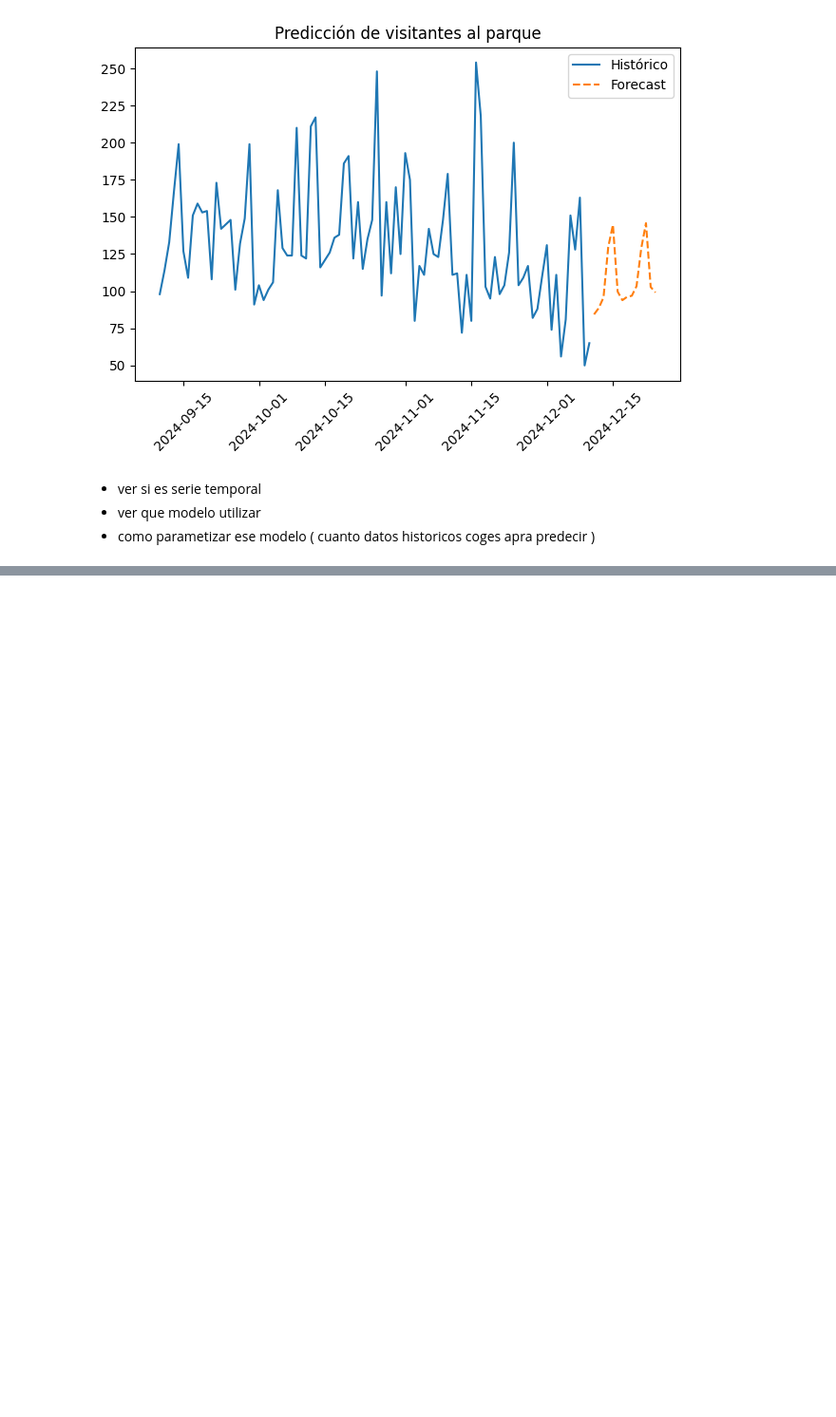
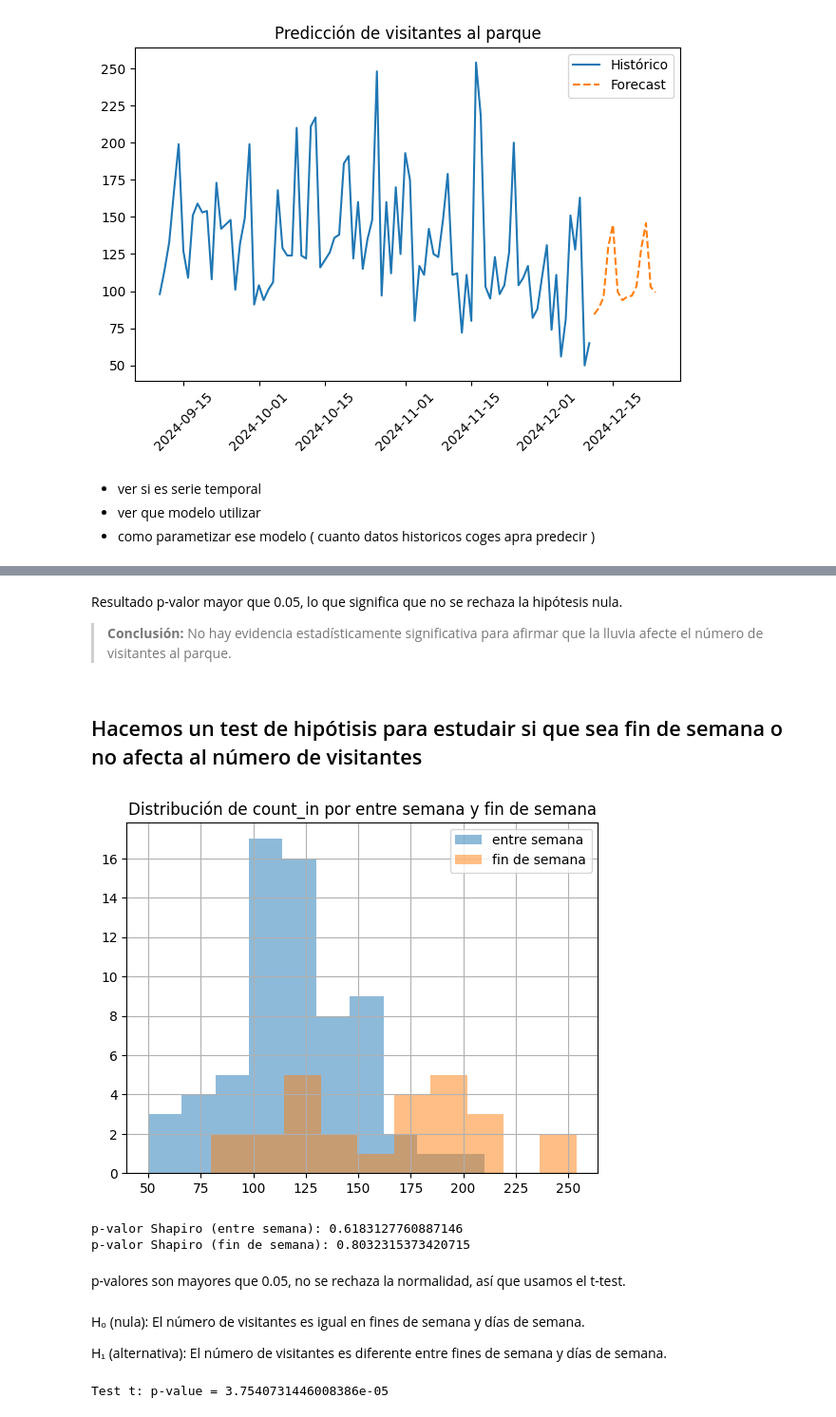
Before and after one commit to hugoloopez/NaturalParkOcuppancy, a Jupyter notebook: obtencion_tratamiento_datos.ipynb, the cells around one changed output, grey strips where cells are left out. Shown at 95% size. Cells and saved outputs as stored; diff of their text form; code cells hidden in the pictures; blank space fills up the shorter version.

```diff
--- a/obtencion_tratamiento_datos.ipynb
+++ b/obtencion_tratamiento_datos.ipynb
@@ -449,0 +519,42 @@ plt.show()
+# %% [markdown]
+Resultado p-valor mayor que 0.05, lo que significa que no se rechaza la hipótesis nula.
+> **Conclusión:** No hay evidencia estadísticamente significativa para afirmar que la lluvia afecte el número de visitantes al parque.
+# %% [markdown]
+## Hacemos un test de hipótisis para estudair si que sea fin de semana o no afecta al número de visitantes
+# %%
+from scipy.stats import shapiro
+import matplotlib.pyplot as plt
+
+df_dummy[df_dummy['fin_de_semana'] == 0]['count_in'].hist(alpha=0.5, label='entre semana')
+df_dummy[df_dummy['fin_de_semana'] == 1]['count_in'].hist(alpha=0.5, label='fin de semana')
+plt.legend()
+plt.title('Distribución de count_in por entre semana y fin de semana')
+plt.show()
+
+shapiro_entre = shapiro(df_dummy[df_dummy['fin_de_semana'] == 0]['count_in'])
+shapiro_fin = shapiro(df_dummy[df_dummy['fin_de_semana'] == 1]['count_in'])
+
+print("p-valor Shapiro (entre semana):", shapiro_entre.pvalue)
+print("p-valor Shapiro (fin de semana):", shapiro_fin.pvalue)
+# %% [output]
+[figure, added]
+p-valor Shapiro (entre semana): 0.6183127760887146
+p-valor Shapiro (fin de semana): 0.8032315373420715
+# %% [markdown]
+p-valores son mayores que 0.05, no se rechaza la normalidad, así que usamos el t-test.
+# %% [markdown]
+H₀ (nula): El número de visitantes es igual en fines de semana y días de semana.
+
+H₁ (alternativa): El número de visitantes es diferente entre fines de semana y días de semana.
+# %%
+from scipy.stats import ttest_ind
+
+entre_semana = df_dummy[df_dummy['fin_de_semana'] == 0]['count_in']
+fin_de_semana = df_dummy[df_dummy['fin_de_semana'] == 1]['count_in']
+
+# Test t
+t_stat, p_val_t = ttest_ind(entre_semana, fin_de_semana, equal_var=False)
+
+print("Test t: p-value =", p_val_t)
+# %% [output]
+Test t: p-value = 3.7540731446008386e-05
```
Also changed, not shown: parts of 12 cells of this notebook.
